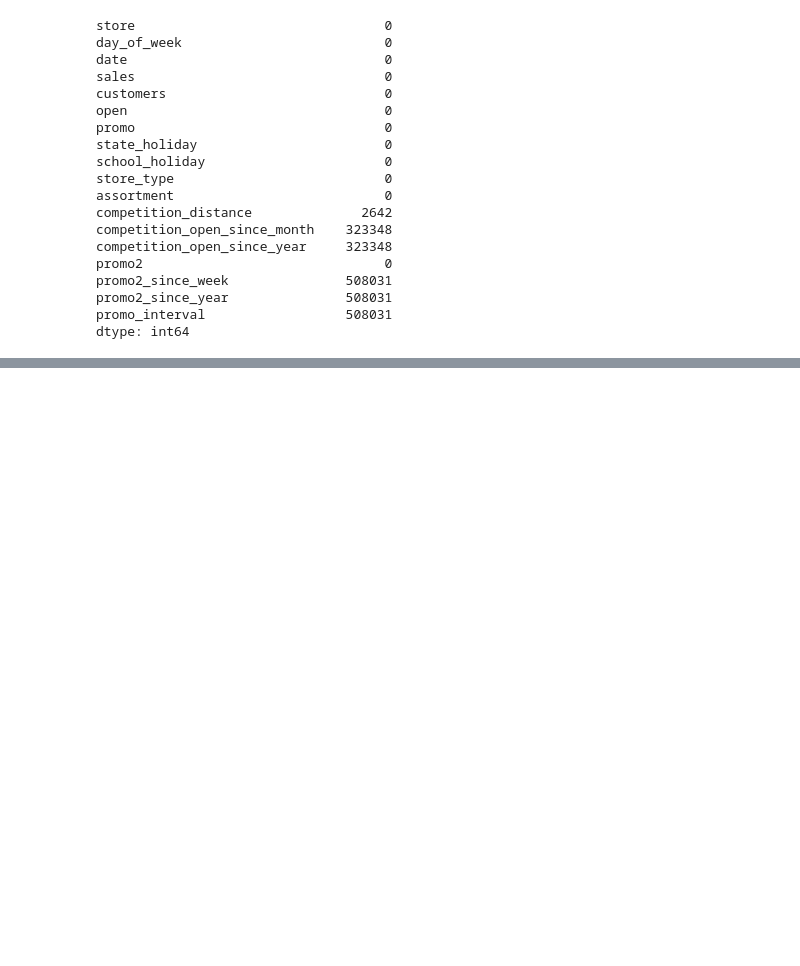
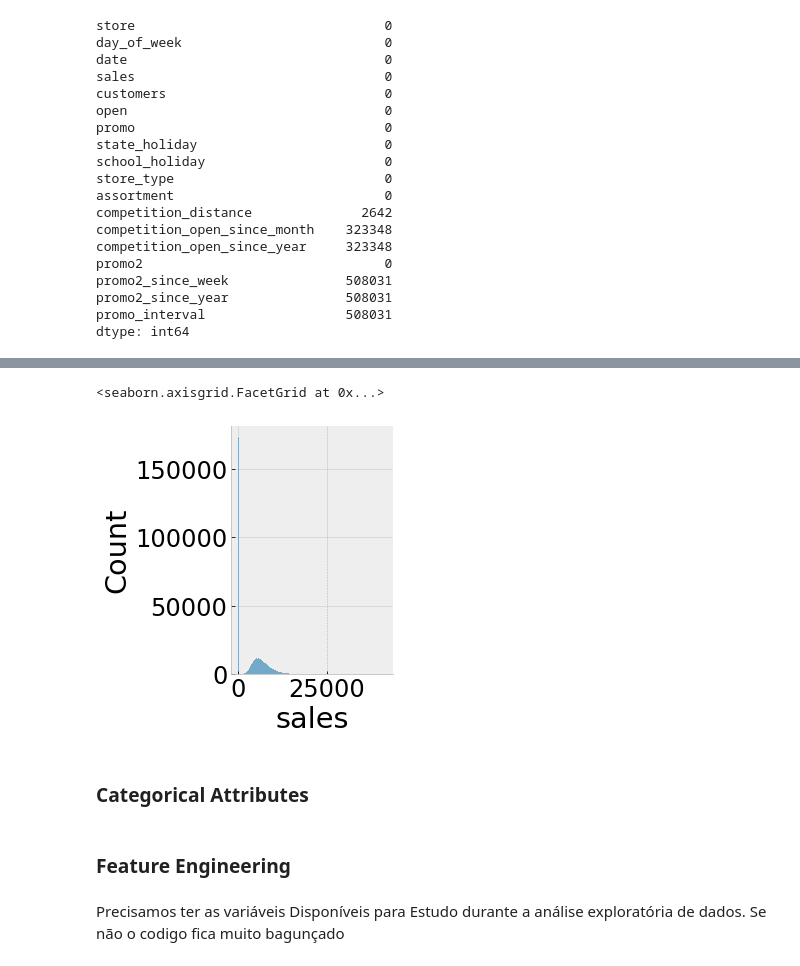
Before and after one commit to FernandoAndrada/DS_em_producao, a Jupyter notebook: DS_producao.ipynb, the cells around one changed output, grey strips where cells are left out. Cells and saved outputs as stored; diff of their text form; code cells hidden in the pictures; blank space fills up the shorter version.

```diff
--- a/DS_producao.ipynb
+++ b/DS_producao.ipynb
@@ -253,0 +391,2 @@ dtype: int64
+# %%
+df1 = pd.read_csv('F://Repos_DS//DS_em_Producao/df1_rossmann_store.csv', low_memory=False)
@@ -253,0 +417,8 @@ dtype: int64
+# %%
+# tem que alterar de float para int
+
+df1['competition_open_since_month'] = df1['competition_open_since_month'].astype(int)
+df1['competition_open_since_year'] = df1['competition_open_since_year'].astype(int)
+
+df1['promo2_since_week'] = df1['promo2_since_week'].astype(int)
+df1['promo2_since_year'] = df1['promo2_since_year'].astype(int)
@@ -253,0 +498,16 @@ dtype: int64
+# %%
+plt.style.use( 'bmh')
+plt.rcParams['figure.figsize'] = [25,12]
+plt.rcParams['font.size'] = 24
+
+display( HTML( '<style>.container { width:100% !important;}</style>'))
+pd.options.display.max_columns = None
+pd.options.display.max_rows = None
+pd.set_option( 'display.expand_frame_repr', False)
+
+sns.displot( df1['sales'])
+# %% [output]
+<seaborn.axisgrid.FacetGrid at 0x...>
+[figure, added]
+# %% [markdown]
+### Categorical Attributes
@@ -253,0 +527,4 @@ dtype: int64
+# %% [markdown]
+### Feature Engineering
+# %% [markdown]
+Precisamos ter as variáveis Disponíveis para Estudo durante a análise exploratória de dados. Se não o codigo fica muito bagunçado
```
Also changed, not shown: parts of 84 cells of this notebook.
